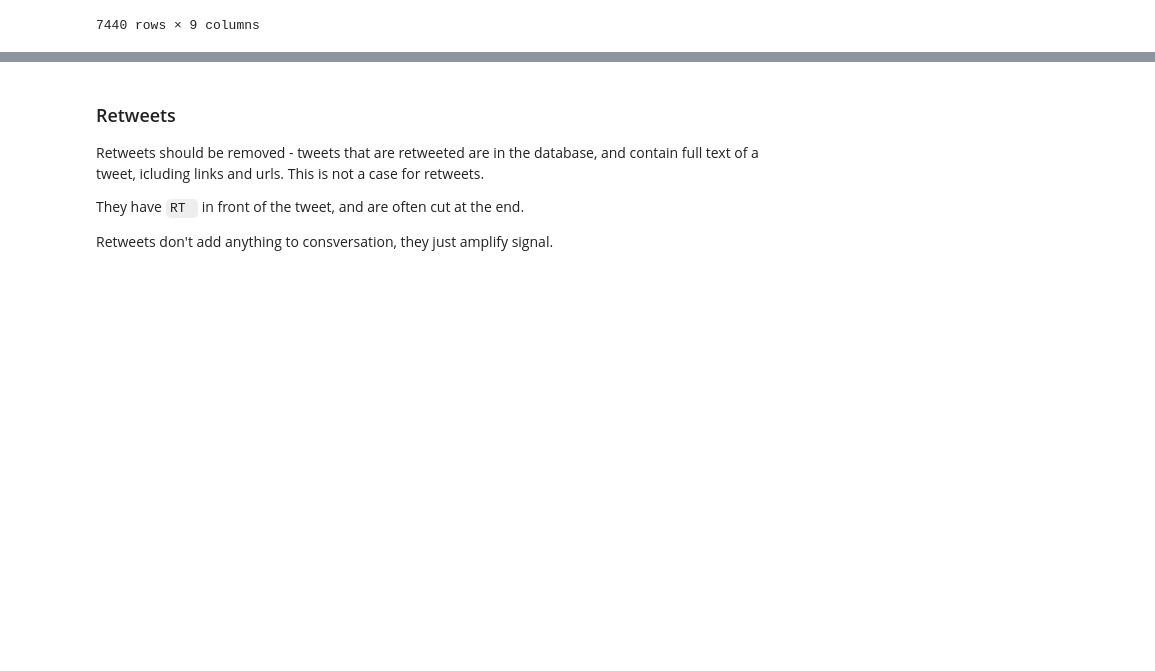
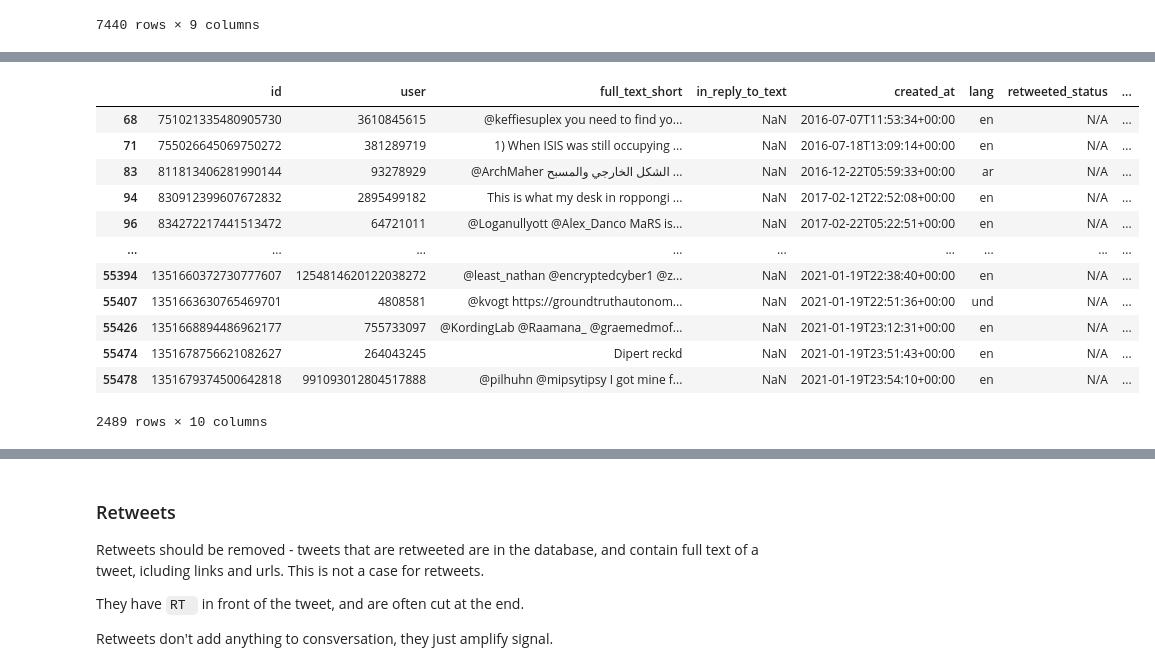
Before and after one commit to gsajko/tweetfeed, a Jupyter notebook: notebooks/Tweetfeed.ipynb, the cells around one changed output, grey strips where cells are left out. Cells and saved outputs as stored; diff of their text form; code cells hidden in the pictures; blank space fills up the shorter version.

```diff
--- a/notebooks/Tweetfeed.ipynb
+++ b/notebooks/Tweetfeed.ipynb
@@ -82,0 +138,16 @@ df[df.quoted_status != "N/A"]
+# %%
+df[(df.in_reply_to_status_id> 0) & (df.in_reply_to_text.isna())]
+# %% [output]
+|  | id | user | full_text_short | in_reply_to_text | created_at | lang | retweeted_status | ... |
+| 68 | 751021335480905730 | 3610845615 | @keffiesuplex you need to find yo... | NaN | 2016-07-07T11:53:34+00:00 | en | N/A | ... |
+| 71 | 755026645069750272 | 381289719 | 1) When ISIS was still occupying ... | NaN | 2016-07-18T13:09:14+00:00 | en | N/A | ... |
+| 83 | 811813406281990144 | 93278929 | @ArchMaher الشكل الخارجي والمسبح ... | NaN | 2016-12-22T05:59:33+00:00 | ar | N/A | ... |
+| 94 | 830912399607672832 | 2895499182 | This is what my desk in roppongi ... | NaN | 2017-02-12T22:52:08+00:00 | en | N/A | ... |
+| 96 | 834272217441513472 | 64721011 | @Loganullyott @Alex_Danco MaRS is... | NaN | 2017-02-22T05:22:51+00:00 | en | N/A | ... |
+| ... | ... | ... | ... | ... | ... | ... | ... | ... |
+| 55394 | 1351660372730777607 | 1254814620122038272 | @least_nathan @encryptedcyber1 @z... | NaN | 2021-01-19T22:38:40+00:00 | en | N/A | ... |
+| 55407 | 1351663630765469701 | 4808581 | @kvogt https://groundtruthautonom... | NaN | 2021-01-19T22:51:36+00:00 | und | N/A | ... |
+| 55426 | 1351668894486962177 | 755733097 | @KordingLab @Raamana_ @graemedmof... | NaN | 2021-01-19T23:12:31+00:00 | en | N/A | ... |
+| 55474 | 1351678756621082627 | 264043245 | Dipert reckd | NaN | 2021-01-19T23:51:43+00:00 | en | N/A | ... |
+| 55478 | 1351679374500642818 | 991093012804517888 | @pilhuhn @mipsytipsy I got mine f... | NaN | 2021-01-19T23:54:10+00:00 | en | N/A | ... |
+2489 rows × 10 columns
```
Also changed, not shown: parts of 46 cells of this notebook, 1 other file.
